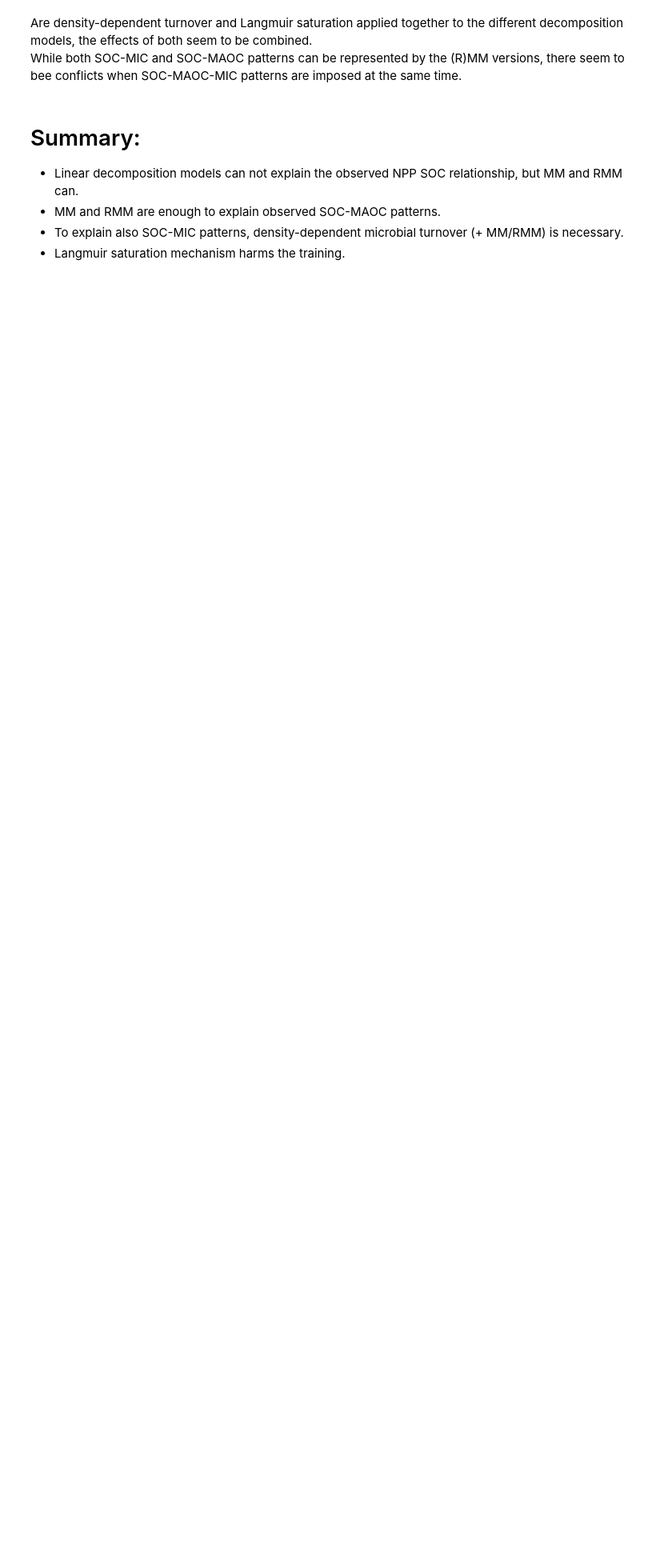
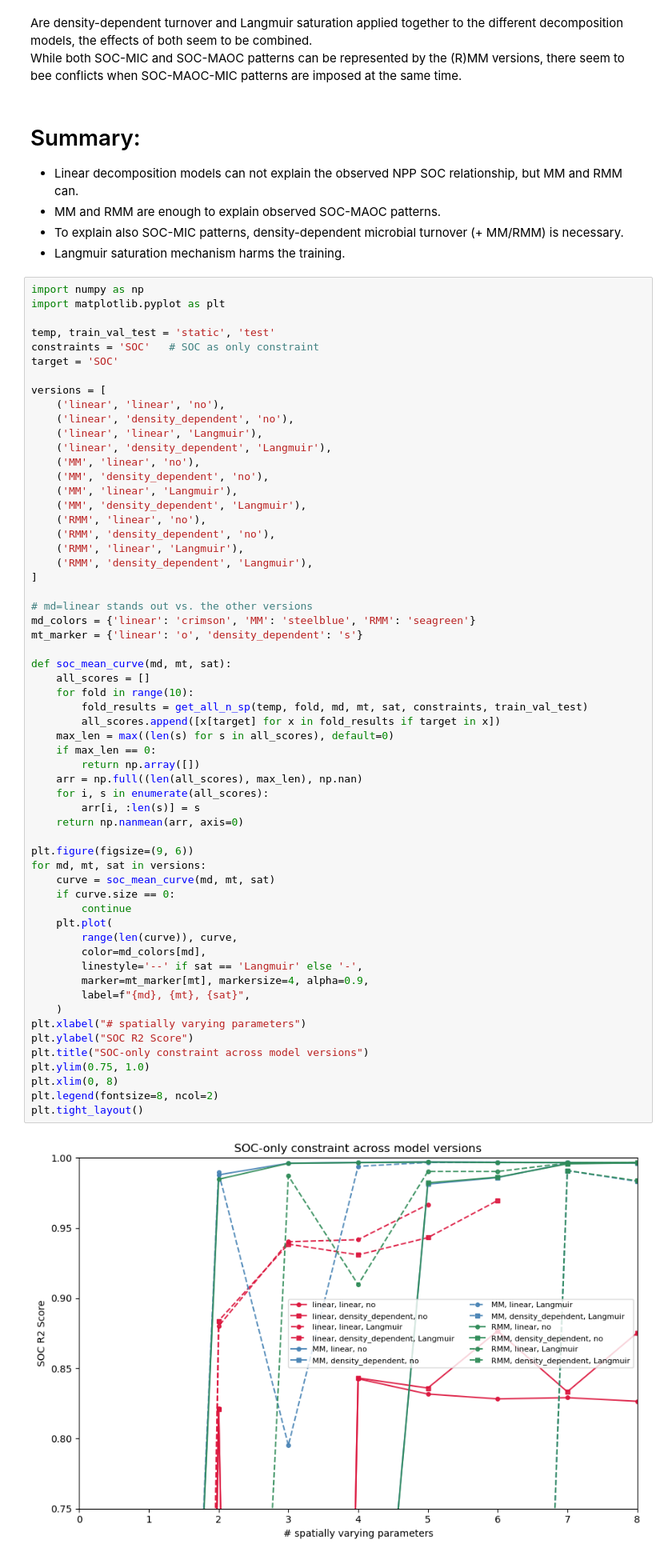
Before and after one commit to LeRoss92/Hybrid-Craig-and-Dynamic-LUCAS, a Jupyter notebook: 3_analysis_new.ipynb, the cells around one changed output. Shown at 80% size. Cells and saved outputs as stored; diff of their text form; blank space fills up the shorter version.

```diff
--- a/3_analysis_new.ipynb
+++ b/3_analysis_new.ipynb
@@ -169,3 +172,64 @@ While both SOC-MIC and SOC-MAOC patterns can be represented by the (R)MM version
 - MM and RMM are enough to explain observed SOC-MAOC patterns.
 - To explain also SOC-MIC patterns, density-dependent microbial turnover (+ MM/RMM) is necessary.
 - Langmuir saturation mechanism harms the training.
+# %%
+import numpy as np
+import matplotlib.pyplot as plt
+
+temp, train_val_test = 'static', 'test'
+constraints = 'SOC'   # SOC as only constraint
+target = 'SOC'
+
+versions = [
+    ('linear', 'linear', 'no'),
+    ('linear', 'density_dependent', 'no'),
+    ('linear', 'linear', 'Langmuir'),
+    ('linear', 'density_dependent', 'Langmuir'),
+    ('MM', 'linear', 'no'),
+    ('MM', 'density_dependent', 'no'),
+    ('MM', 'linear', 'Langmuir'),
+    ('MM', 'density_dependent', 'Langmuir'),
+    ('RMM', 'linear', 'no'),
+    ('RMM', 'density_dependent', 'no'),
+    ('RMM', 'linear', 'Langmuir'),
+    ('RMM', 'density_dependent', 'Langmuir'),
+]
+
+# md=linear stands out vs. the other versions
+md_colors = {'linear': 'crimson', 'MM': 'steelblue', 'RMM': 'seagreen'}
+mt_marker = {'linear': 'o', 'density_dependent': 's'}
+
+def soc_mean_curve(md, mt, sat):
+    all_scores = []
+    for fold in range(10):
+        fold_results = get_all_n_sp(temp, fold, md, mt, sat, constraints, train_val_test)
+        all_scores.append([x[target] for x in fold_results if target in x])
+    max_len = max((len(s) for s in all_scores), default=0)
+    if max_len == 0:
+        return np.array([])
+    arr = np.full((len(all_scores), max_len), np.nan)
+    for i, s in enumerate(all_scores):
+        arr[i, :len(s)] = s
+    return np.nanmean(arr, axis=0)
+
+plt.figure(figsize=(9, 6))
+for md, mt, sat in versions:
+    curve = soc_mean_curve(md, mt, sat)
+    if curve.size == 0:
+        continue
+    plt.plot(
+        range(len(curve)), curve,
+        color=md_colors[md],
+        linestyle='--' if sat == 'Langmuir' else '-',
+        marker=mt_marker[mt], markersize=4, alpha=0.9,
+        label=f"{md}, {mt}, {sat}",
+    )
+plt.xlabel("# spatially varying parameters")
+plt.ylabel("SOC R2 Score")
+plt.title("SOC-only constraint across model versions")
+plt.ylim(0.75, 1.0)
+plt.xlim(0, 8)
+plt.legend(fontsize=8, ncol=2)
+plt.tight_layout()
+# %% [output]
+[figure, added]
```
Also changed, not shown: parts of 7 cells of this notebook, 8 other files.
